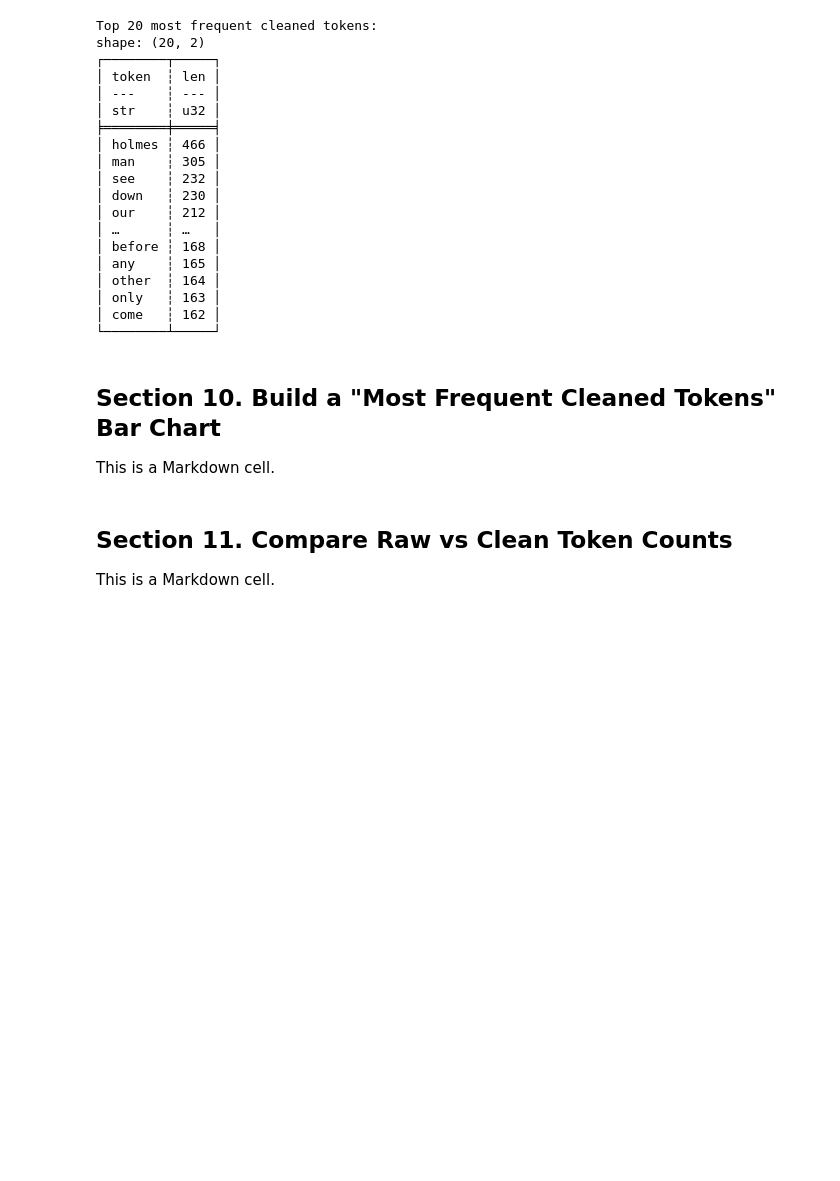
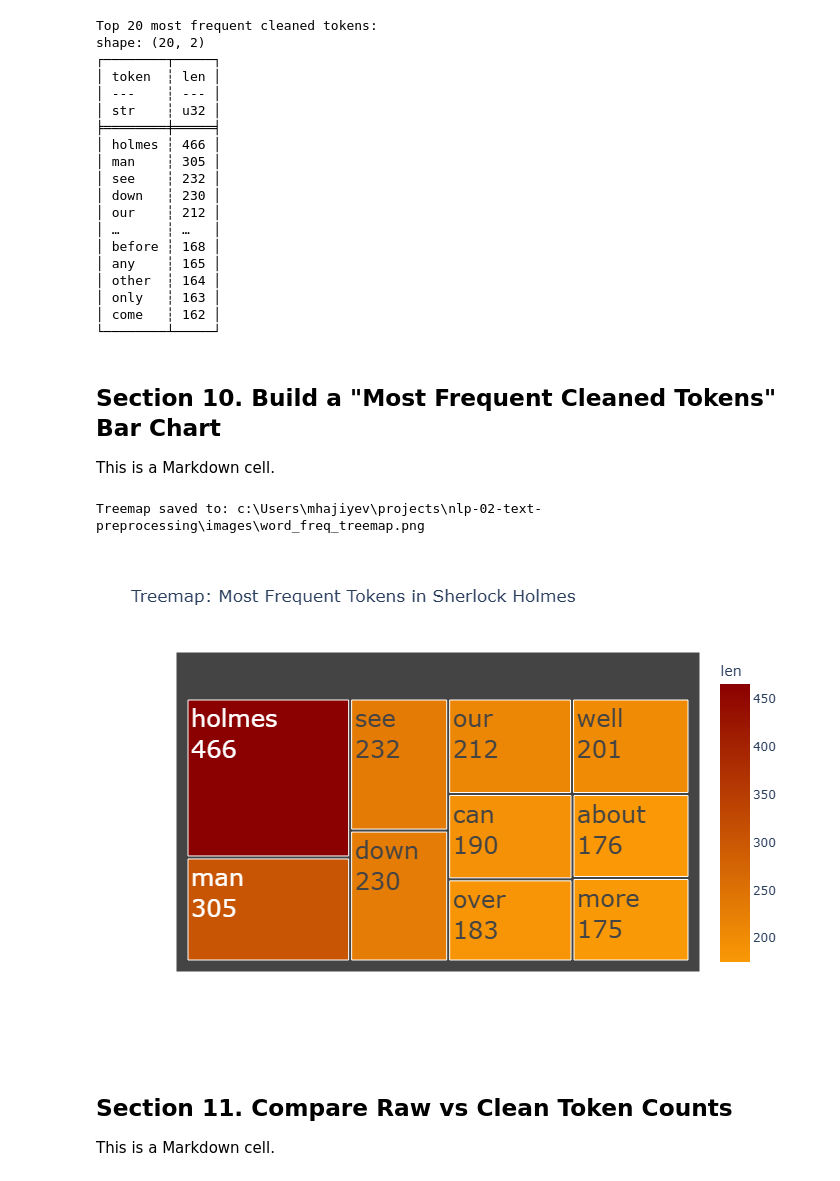
Before and after one commit to MahammadHajiyev2024/nlp-02-text-preprocessing, a Jupyter notebook: notebooks/text_preprocessing_hajiyev.ipynb, the cells around one changed output. Drawn from its saved outputs; the diff is of its cells as text; code cells hidden in the pictures; blank space fills up the shorter version.

Commit message:
Attempt 7: Added static image of plotly charts for GitHub view

```diff
--- a/notebooks/text_preprocessing_hajiyev.ipynb
+++ b/notebooks/text_preprocessing_hajiyev.ipynb
@@ -359,14 +360,26 @@ This is a Markdown cell.
 # %%
 top_df_pandas = freq_df.head(10).to_pandas()
 
 fig = px.treemap(top_df_pandas, path = ["token"], values = "len", title = "Treemap: Most Frequent Tokens in Sherlock Holmes", color='len', color_continuous_scale=(["#FA9906", '#8B0000']))
 fig.update_traces(
     textinfo="label+value",
     textfont_size=24,
     hovertemplate="<b>%{label}</b><br>Count: %{value}<extra></extra>"
     )
 fig.show()
 fig.write_image(str(IMAGES_PATH / "word_freq_treemap.png"))
+print(f"Treemap saved to: {IMAGES_PATH / 'word_freq_treemap.png'}")
+
+word_freq_treemap_path = IMAGES_PATH / "word_freq_treemap.png"
+
+# 2. Display it in the notebook so you can see the static version
+if word_freq_treemap_path.exists():
+    display(Image(filename=str(word_freq_treemap_path)))
+else:
+    print("Image file not found!")
+# %% [output]
+Treemap saved to: c:\Users\mhajiyev\projects\nlp-02-text-preprocessing\images\word_freq_treemap.png
+[figure, added]
 # %% [markdown]
 ## Section 11. Compare Raw vs Clean Token Counts
 
```
Also changed, not shown: parts of 2 cells of this notebook.
